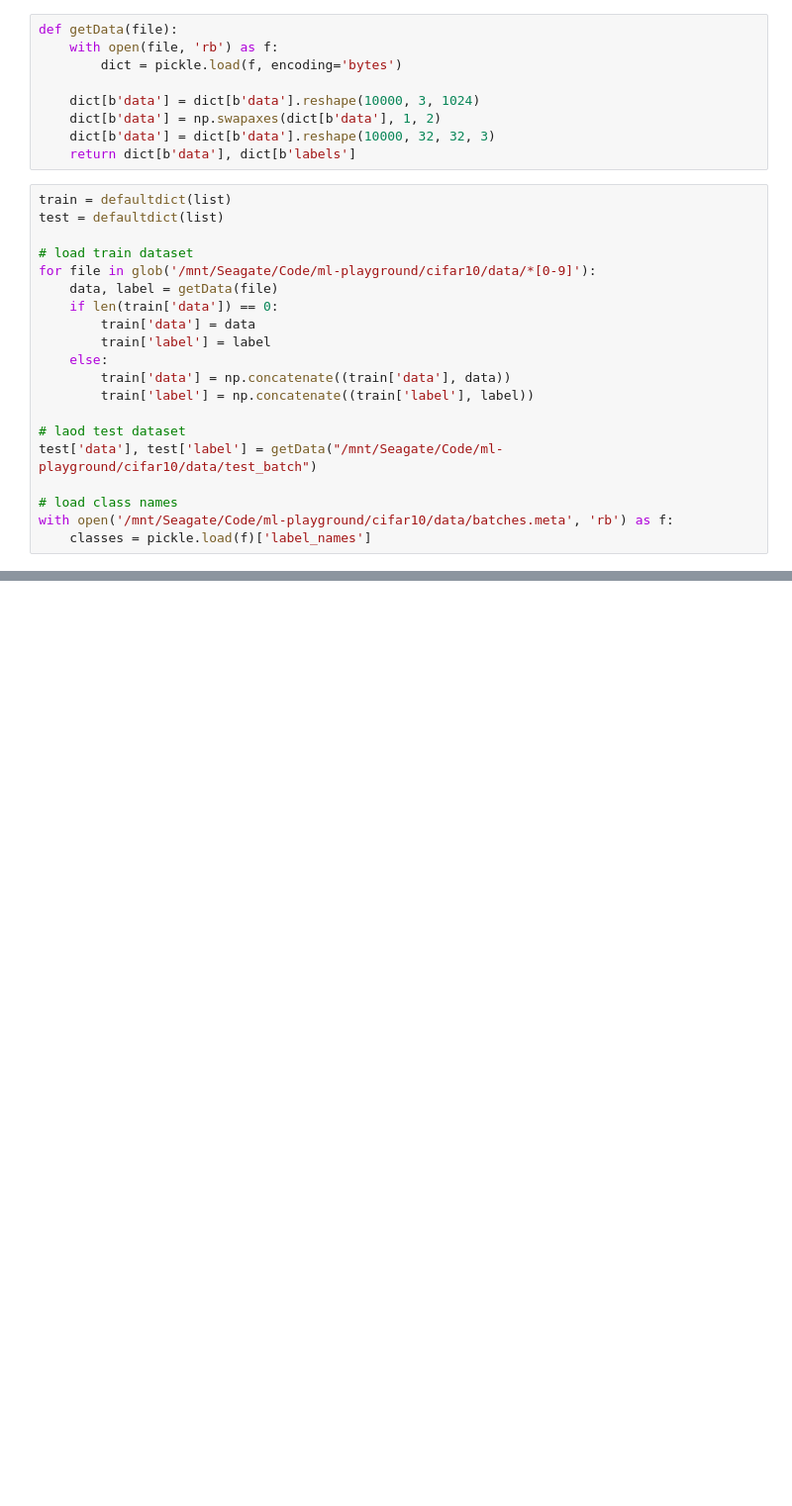
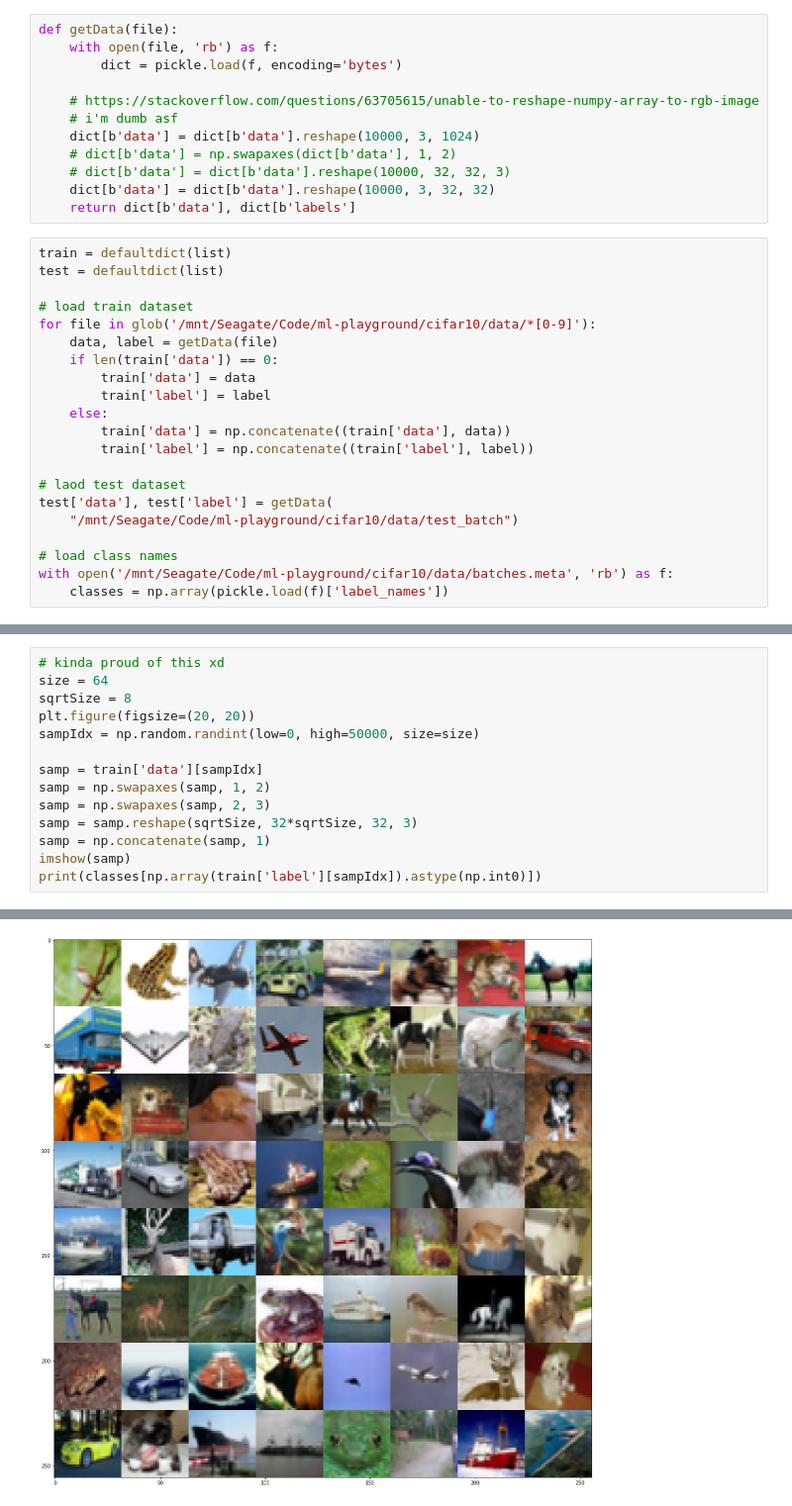
Before and after one commit to notjedi/ml-playground, a Jupyter notebook: cifar10/cifar10-cnn.ipynb, the cells around one changed output, grey strips where cells are left out. Shown: that part at 99% size. Drawn from its saved outputs; the diff is of its cells as text; blank space fills up the shorter version.

Commit message:
72% on the test set, kinda happy

```diff
--- a/cifar10/cifar10-cnn.ipynb
+++ b/cifar10/cifar10-cnn.ipynb
@@ -12,9 +17,12 @@ def getData(file):
     with open(file, 'rb') as f:
         dict = pickle.load(f, encoding='bytes')
 
+    # https://stackoverflow.com/questions/63705615/unable-to-reshape-numpy-array-to-rgb-image
+    # i'm dumb asf
     dict[b'data'] = dict[b'data'].reshape(10000, 3, 1024)
-    dict[b'data'] = np.swapaxes(dict[b'data'], 1, 2)
-    dict[b'data'] = dict[b'data'].reshape(10000, 32, 32, 3)
+    # dict[b'data'] = np.swapaxes(dict[b'data'], 1, 2)
+    # dict[b'data'] = dict[b'data'].reshape(10000, 32, 32, 3)
+    dict[b'data'] = dict[b'data'].reshape(10000, 3, 32, 32)
     return dict[b'data'], dict[b'labels']
 # %%
 train = defaultdict(list)
@@ -31,8 +39,9 @@ for file in glob('/mnt/Seagate/Code/ml-playground/cifar10/data/*[0-9]'):
         train['label'] = np.concatenate((train['label'], label))
 
 # laod test dataset
-test['data'], test['label'] = getData("/mnt/Seagate/Code/ml-playground/cifar10/data/test_batch")
+test['data'], test['label'] = getData(
+    "/mnt/Seagate/Code/ml-playground/cifar10/data/test_batch")
 
 # load class names
 with open('/mnt/Seagate/Code/ml-playground/cifar10/data/batches.meta', 'rb') as f:
-    classes = pickle.load(f)['label_names']
+    classes = np.array(pickle.load(f)['label_names'])
@@ -48,0 +48,15 @@ airplane
+# %%
+# kinda proud of this xd
+size = 64
+sqrtSize = 8
+plt.figure(figsize=(20, 20))
+sampIdx = np.random.randint(low=0, high=50000, size=size)
+
+samp = train['data'][sampIdx]
+samp = np.swapaxes(samp, 1, 2)
+samp = np.swapaxes(samp, 2, 3)
+samp = samp.reshape(sqrtSize, 32*sqrtSize, 32, 3)
+samp = np.concatenate(samp, 1)
+imshow(samp)
+print(classes[np.array(train['label'][sampIdx]).astype(np.int0)])
+# %% [output]
@@ -48,0 +71 @@ airplane
+[figure, added]
```
Also changed, not shown: parts of 7 cells of this notebook.
